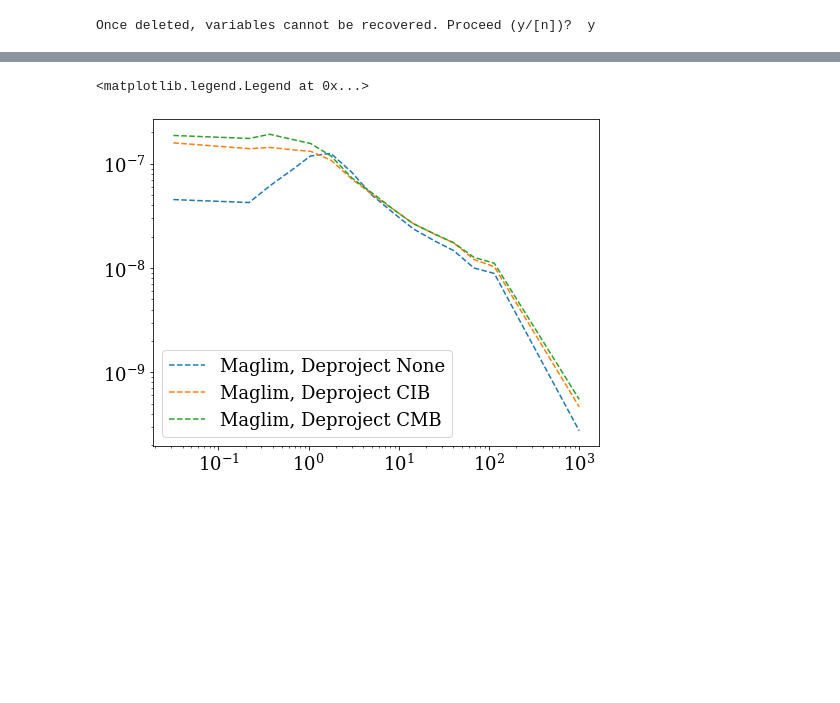
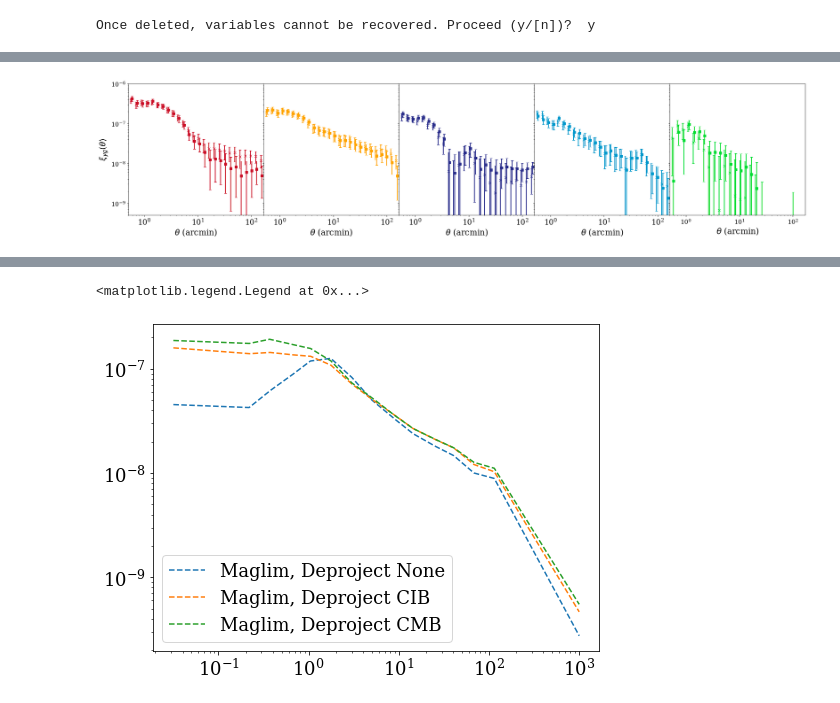
Before and after one commit to shivampcosmo/ACTxDESY3, a Jupyter notebook: src/process_cats/correlate_dy_actxdesy3.ipynb, the cells around one changed output, grey strips where cells are left out. Cells and saved outputs as stored; diff of their text form; code cells hidden in the pictures; blank space fills up the shorter version.

```diff
--- a/src/process_cats/correlate_dy_actxdesy3.ipynb
+++ b/src/process_cats/correlate_dy_actxdesy3.ipynb
@@ -365,0 +405,83 @@ Text(0.5, 1.0, 'ACT v1 x Maglim Y3')
+# %%
+zmin_bins = np.array([0.15, 0.35, 0.5, 0.65, 0.8])
+zmax_bins = np.array([0.35, 0.5, 0.65, 0.8, 0.9])
+
+import pdb
+import scipy.interpolate as interpolate
+# plot the galaxy-y correaltion
+fig, ax = pl.subplots(1,5, gridspec_kw = {'wspace':0.0, 'hspace':0.0},sharey=True,sharex=True)
+fig.set_size_inches((30,6))
+# fig.subplots_adjust(hspace = 0.)
+
+pl.tick_params(axis='both', which='major', labelsize=15)
+pl.tick_params(axis='both', which='minor', labelsize=15)
+
+xmin = 0.5
+xmax = 170.
+linestyles = ['-.','-','--',':','-.','-','--']
+factor = 1.
+markers = ['x','s','o','D','d','+']
+
+save_dir = '/global/project/projectdirs/des/shivamp/cosmosis/ACTxDESY3/src/results/dy/'
+filenames = []
+labels = []
+for j in range(len(zmin_bins)):
+#     filenames.append()
+    labels.append(str(zmin_bins[j]) + ' < z < ' + str(zmax_bins[j]))
+    filename1 = save_dir + 'dy_act_deprojects_cib_v1.0.0_wbeam_nside4096__cat_redmagic_z_' + str(zmin_bins[j]) + '_' + str(zmax_bins[j]) + '_dojk_True_njk_180_desy3_w1.pk'
+    filename2 = save_dir + 'dy_act_deprojects_None_v1.0.0_wbeam_nside4096__cat_redmagic_z_' + str(zmin_bins[j]) + '_' + str(zmax_bins[j]) + '_dojk_True_njk_180_desy3_w1.pk'
+
+    for jf in range(2):
+        if jf == 0:
+            filename = filename1
+        else:
+            filename = filename2
+        try:
+            haloydata = pk.load(open(filename, "rb"))
+        except:
+            haloydata = pk.load(open(filename, "rb"),encoding='latin1')
+
+        dytruth = haloydata['dytruth']
+        randytruth = haloydata['randytruth']
+
+        xi_dytruth = dytruth.xi - randytruth.xi
+
+        if haloydata['do_jk']:
+            njk = haloydata['njk']
+            xi_dytruth_big_all = haloydata['xi_dytruth_big_all']
+            xi_randytruth_big_all = haloydata['xi_randytruth_big_all']
+            xi_dytruth_all= (xi_dytruth_big_all-xi_randytruth_big_all)
+            xi_dytruth_mean = np.tile(np.mean(xi_dytruth_all,axis=0),(njk,1))
+            xi_dytruth_sigma = np.sqrt((1.0*(njk-1.)/njk)*(np.sum(np.square(xi_dytruth_all - xi_dytruth_mean),axis=0)))
+
+        ax[j].errorbar(factor*np.exp(dytruth.logr)*1.05**(jf), xi_dytruth, yerr=xi_dytruth_sigma, label = labels[j], linestyle='None', capsize=3, lw = 2,marker=markers[jf], color =nice_colors(j))
+
+
+    ax[j].set_xscale('log')
+    ax[j].set_yscale('log')
+    ax[j].set_xlabel(r'$\theta$ (arcmin)', size = 20)
+    if j == 0:
+        ax[j].set_ylabel(r'$\xi_{yg}(\theta)$', size = 20)
+        ax[j].set_ylim((5.0e-10,10.0e-7))
+        ax[j].set_yscale('log')
+        ax[j].tick_params(axis='y', labelsize=15)
+
+    ax[j].set_xlim((xmin, xmax))
+#     ax[j].legend(fontsize = 20, frameon = False, loc = 'lower left')
+
+
+    ax[j].set_xlim((xmin, xmax))
+#     ax[j].legend(fontsize = 16, frameon = False, loc = 'lower left',ncol=1)
+
+    ax[j].set_xscale('log')
+# ax.set_title(r'ACT v1 x Maglim Y3', size=18 )
+
+
+
+pl.tick_params(axis='both', which='major', labelsize=15)
+pl.tick_params(axis='both', which='minor', labelsize=15)
+
+
+# fig.savefig('actxdesy3_maglim_redmagic_comp_v1.pdf', format = 'pdf')
+# %% [output]
+[figure, added]
```
Also changed, not shown: parts of 11 cells of this notebook, 22 other files.
